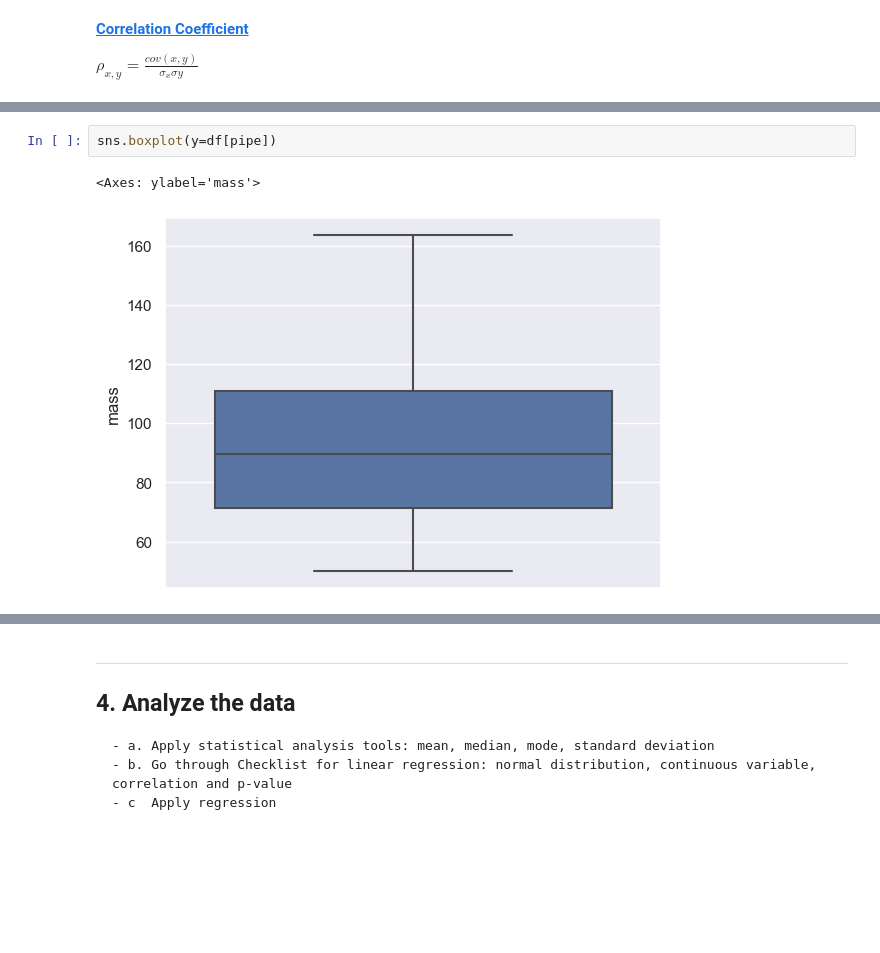
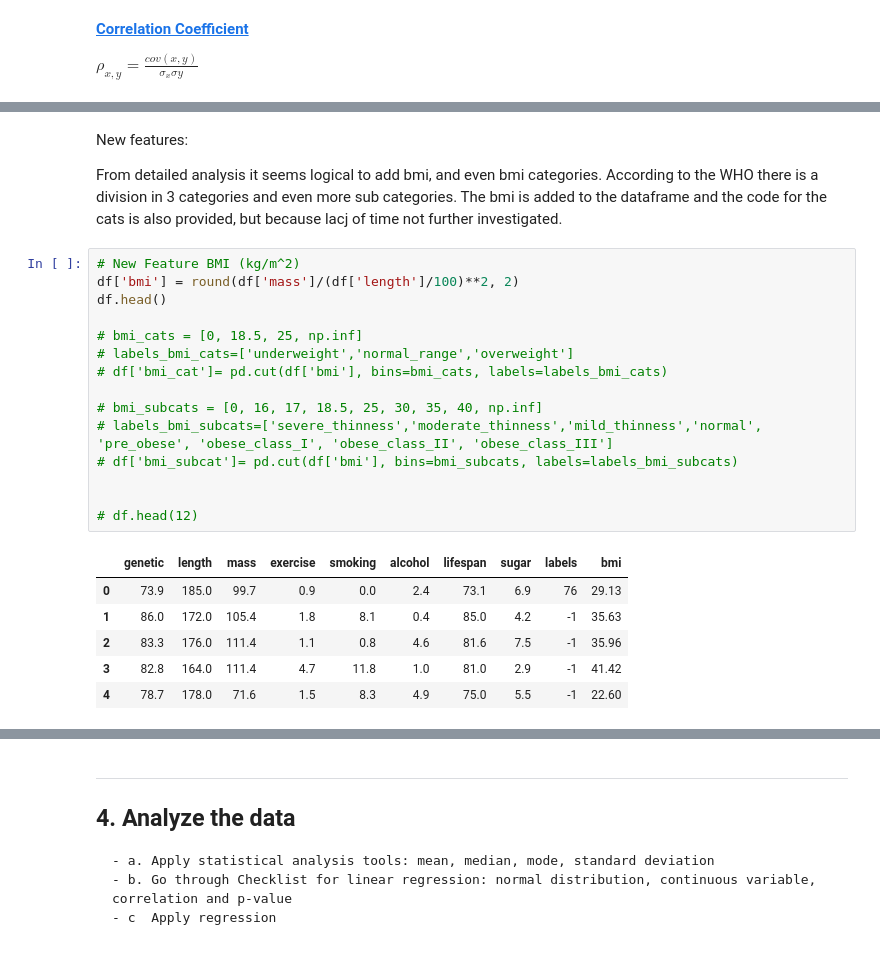
Before and after one commit to HansHR2023/p1, a Jupyter notebook: notebooks/4_eda_in pipeline_prototype.ipynb, the cells around one changed output, grey strips where cells are left out. Drawn from its saved outputs; the diff is of its cells as text; blank space fills up the shorter version.

```diff
--- a/notebooks/4_eda_in pipeline_prototype.ipynb
+++ b/notebooks/4_eda_in pipeline_prototype.ipynb
@@ -346,5 +339,28 @@ sns.boxplot(df[[pipe]],ax=axes[1])
-# %%
-sns.boxplot(y=df[pipe])
-# %% [output]
-<Axes: ylabel='mass'>
-[figure, removed]
+# %% [markdown]
+New features:
+
+From detailed analysis it seems logical to add bmi, and even bmi categories.
+According to the WHO there is a division in 3 categories and even more sub categories.
+The bmi is added to the dataframe and the code for the cats is also provided, but because lacj of time not further investigated.
+# %%
+# New Feature BMI (kg/m^2)
+df['bmi'] = round(df['mass']/(df['length']/100)**2, 2)
+df.head()
+
+# bmi_cats = [0, 18.5, 25, np.inf]
+# labels_bmi_cats=['underweight','normal_range','overweight']
+# df['bmi_cat']= pd.cut(df['bmi'], bins=bmi_cats, labels=labels_bmi_cats)
+
+# bmi_subcats = [0, 16, 17, 18.5, 25, 30, 35, 40, np.inf]
+# labels_bmi_subcats=['severe_thinness','moderate_thinness','mild_thinness','normal', 'pre_obese', 'obese_class_I', 'obese_class_II', 'obese_class_III']
+# df['bmi_subcat']= pd.cut(df['bmi'], bins=bmi_subcats, labels=labels_bmi_subcats)
+
+
+# df.head(12)
+# %% [output]
+|  | genetic | length | mass | exercise | smoking | alcohol | lifespan | sugar | labels | bmi |
+| 0 | 73.9 | 185.0 | 99.7 | 0.9 | 0.0 | 2.4 | 73.1 | 6.9 | 76 | 29.13 |
+| 1 | 86.0 | 172.0 | 105.4 | 1.8 | 8.1 | 0.4 | 85.0 | 4.2 | -1 | 35.63 |
+| 2 | 83.3 | 176.0 | 111.4 | 1.1 | 0.8 | 4.6 | 81.6 | 7.5 | -1 | 35.96 |
+| 3 | 82.8 | 164.0 | 111.4 | 4.7 | 11.8 | 1.0 | 81.0 | 2.9 | -1 | 41.42 |
+| 4 | 78.7 | 178.0 | 71.6 | 1.5 | 8.3 | 4.9 | 75.0 | 5.5 | -1 | 22.60 |
```
Also changed, not shown: parts of 37 cells of this notebook, 4 other files.
